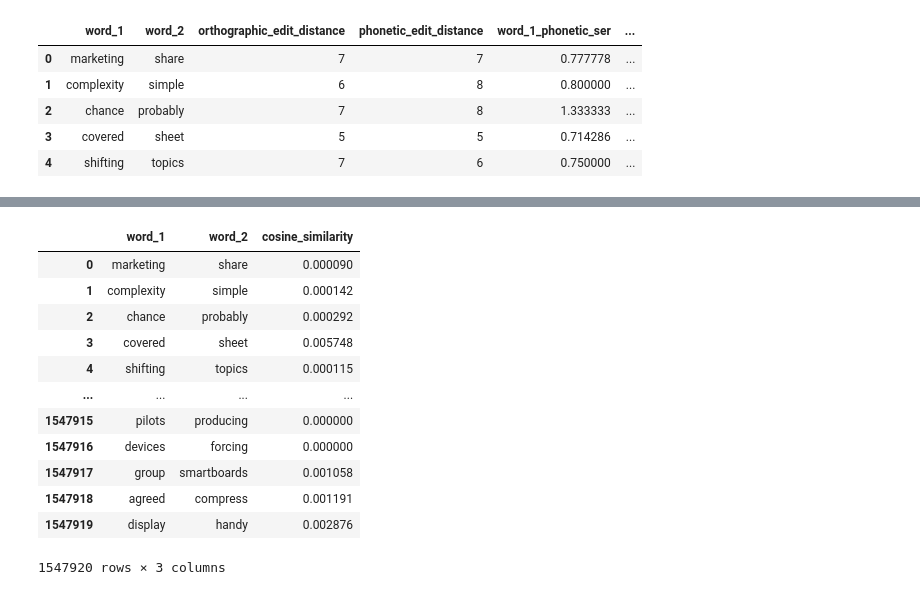
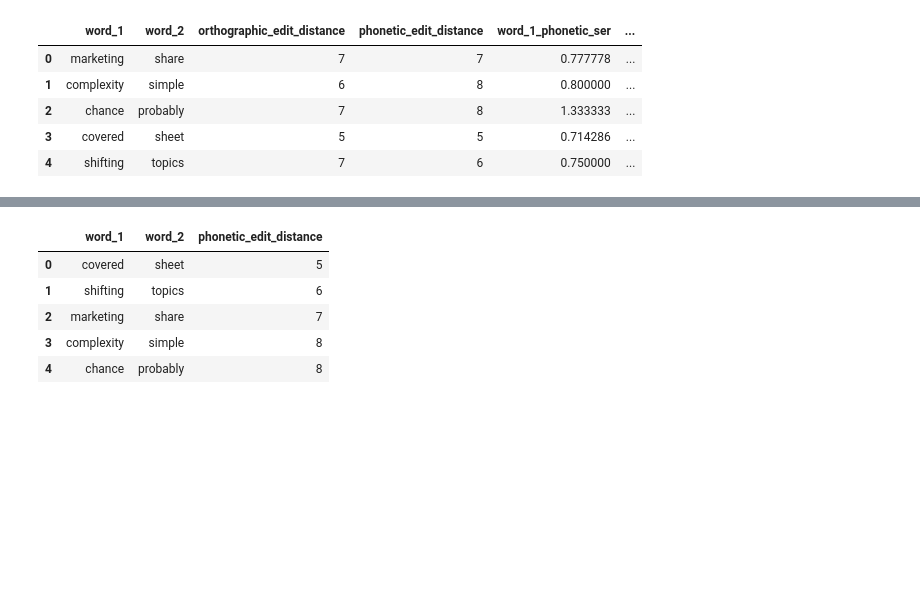
Before and after one commit to jayeshmahapatra/acoustic_word_embeddings, a Jupyter notebook: Embedding Evaluations.ipynb, the cells around one changed output, grey strips where cells are left out. Cells and saved outputs as stored; diff of their text form; code cells hidden in the pictures; blank space fills up the shorter version.

```diff
--- a/Embedding Evaluations.ipynb
+++ b/Embedding Evaluations.ipynb
@@ -485,16 +482,9 @@ wordpairs_ser.head()
-# %%
-wordpairs_embedding_similarity
-# %% [output]
-|  | word_1 | word_2 | cosine_similarity |
-| 0 | marketing | share | 0.000090 |
-| 1 | complexity | simple | 0.000142 |
-| 2 | chance | probably | 0.000292 |
-| 3 | covered | sheet | 0.005748 |
-| 4 | shifting | topics | 0.000115 |
-| ... | ... | ... | ... |
-| 1547915 | pilots | producing | 0.000000 |
-| 1547916 | devices | forcing | 0.000000 |
-| 1547917 | group | smartboards | 0.001058 |
-| 1547918 | agreed | compress | 0.001191 |
-| 1547919 | display | handy | 0.002876 |
-1547920 rows × 3 columns
+# %%
+wordpairs_ser.sort_values("phonetic_edit_distance").reset_index(drop = True)
+# %% [output]
+|  | word_1 | word_2 | phonetic_edit_distance |
+| 0 | covered | sheet | 5 |
+| 1 | shifting | topics | 6 |
+| 2 | marketing | share | 7 |
+| 3 | complexity | simple | 8 |
+| 4 | chance | probably | 8 |
```
Also changed, not shown: parts of 12 cells of this notebook, 3 other files.
